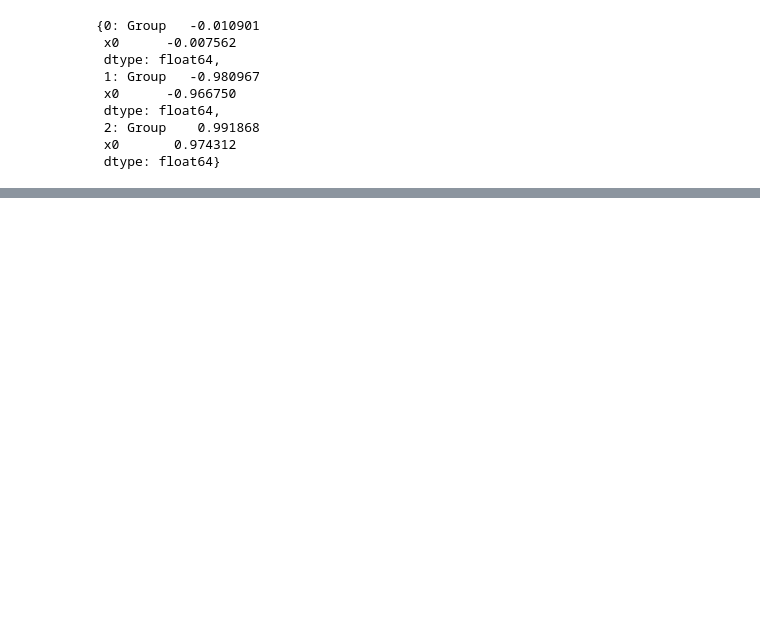
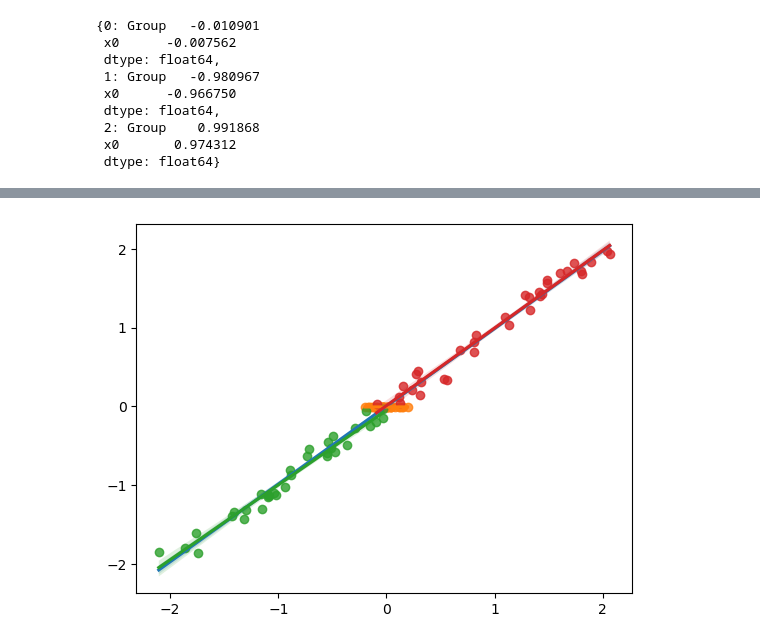
Before and after one commit to Harshal4598/Optimizing-Mixed-Effect-Models-for-Improved-Performance-and-Interpretability, a Jupyter notebook: notebooks/042.01__martin__test.ipynb, the cells around one changed output, grey strips where cells are left out. Saved outputs shown, nothing was run; the diff lists cells and outputs as text; code cells hidden in the pictures; blank space fills up the shorter version.

```diff
--- a/notebooks/042.01__martin__test.ipynb
+++ b/notebooks/042.01__martin__test.ipynb
@@ -127,0 +145,30 @@ result.random_effects
+# %%
+X = []
+y_true = []
+y_pred = []
+groups = []
+for g in np.unique(effective_groups):
+
+    d = data[effective_groups == g]
+
+    X_group = d[["ones", "x0"]]
+    y_group = d["y"]
+
+    pred_fe = model.predict(result.fe_params, exog=X_group)
+    pred_re = model.predict(result.random_effects[g], exog=X_group)
+    pred = pred_fe + pred_re
+
+    X.append(X_group)
+    y_true.append(y_group)
+    y_pred.append(pred)
+    groups += [g] * len(y_group)
+
+y_true = np.concatenate(y_true)
+y_pred = np.concatenate(y_pred)
+X = np.concatenate(X)
+# %%
+sns.regplot(x=y_true, y=y_pred, label="fixed", scatter=False)
+for g in np.unique(groups):
+    sns.regplot(x=y_true[groups == g], y=y_pred[groups == g], scatter=True, label=g)
+# %% [output]
+[figure, added]
```
Also changed, not shown: parts of 5 cells of this notebook.
